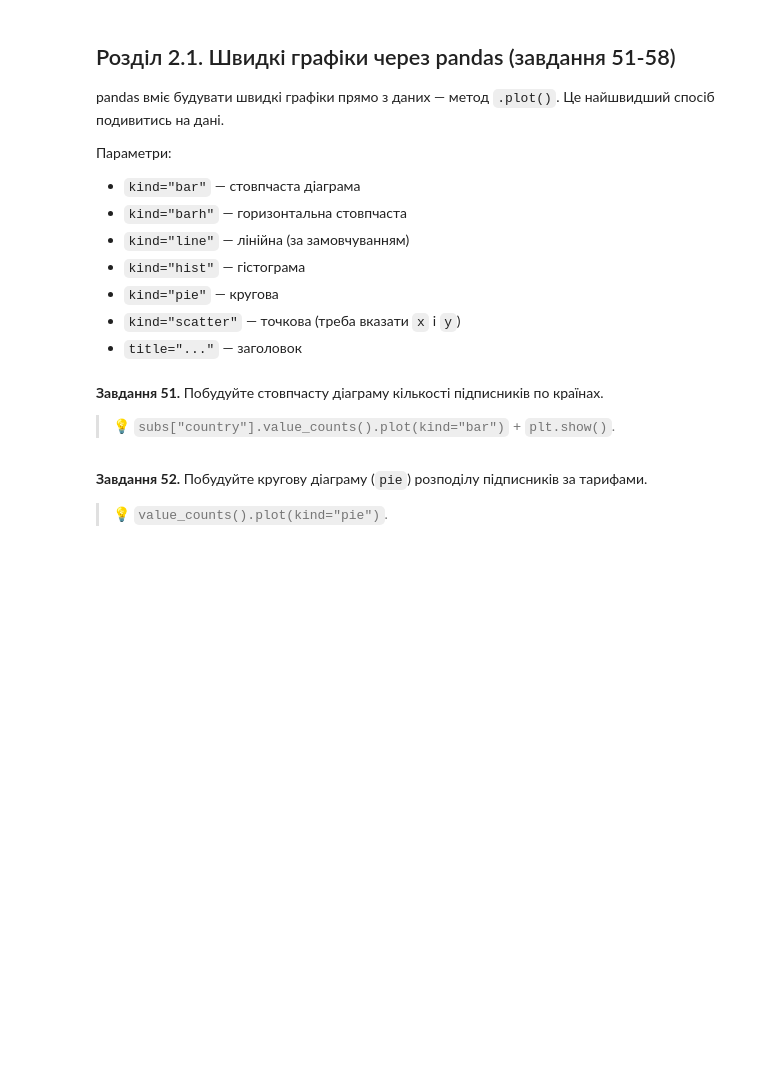
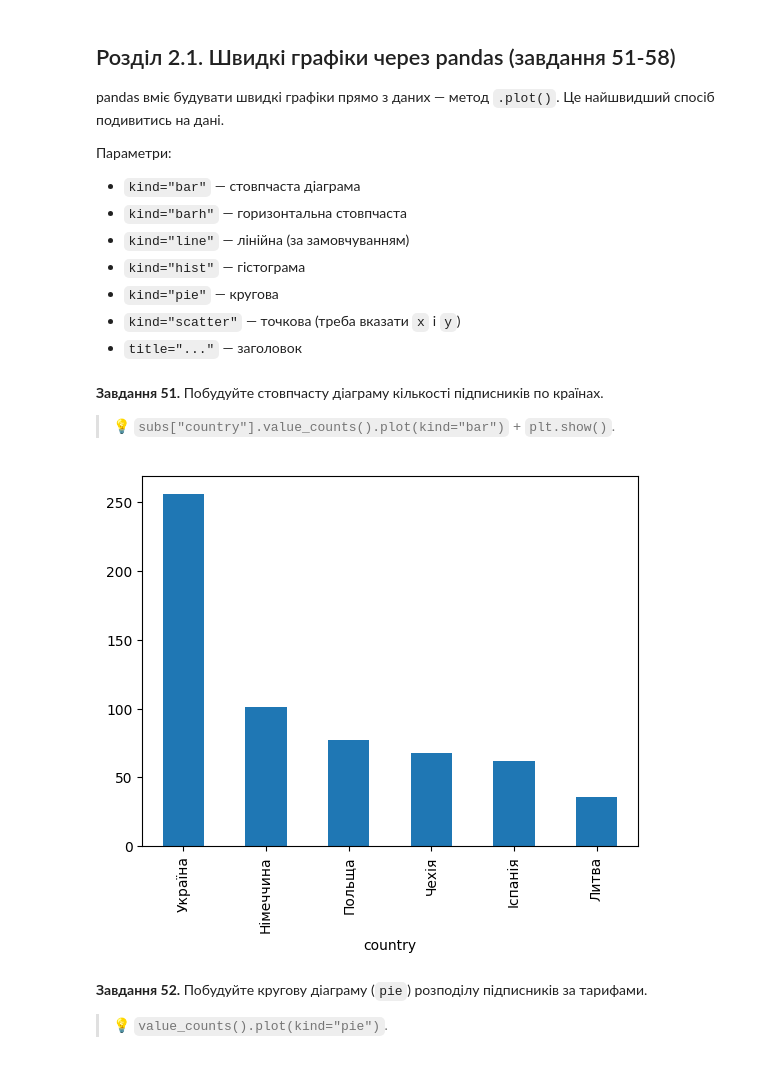
Before and after one commit to ParusSlava/DTA_2026, a Jupyter notebook: homework/29_05_26_Nazar_pandas_viz_practice.ipynb, the cells around one changed output. Saved outputs shown, nothing was run; the diff lists cells and outputs as text; code cells hidden in the pictures; blank space fills up the shorter version.

```diff
--- a/homework/29_05_26_Nazar_pandas_viz_practice.ipynb
+++ b/homework/29_05_26_Nazar_pandas_viz_practice.ipynb
@@ -933,3 +981,10 @@ pandas вміє будувати швидкі графіки прямо з да
+# %%
+# Завдання 51:
+subs_counts = subs['country'].value_counts().plot(kind='bar')
+
+plt.show()
+# %% [output]
+[figure, added]
 # %% [markdown]
 **Завдання 52.** Побудуйте кругову діаграму (`pie`) розподілу підписників за тарифами.
 
```
Also changed, not shown: parts of 38 cells of this notebook.
